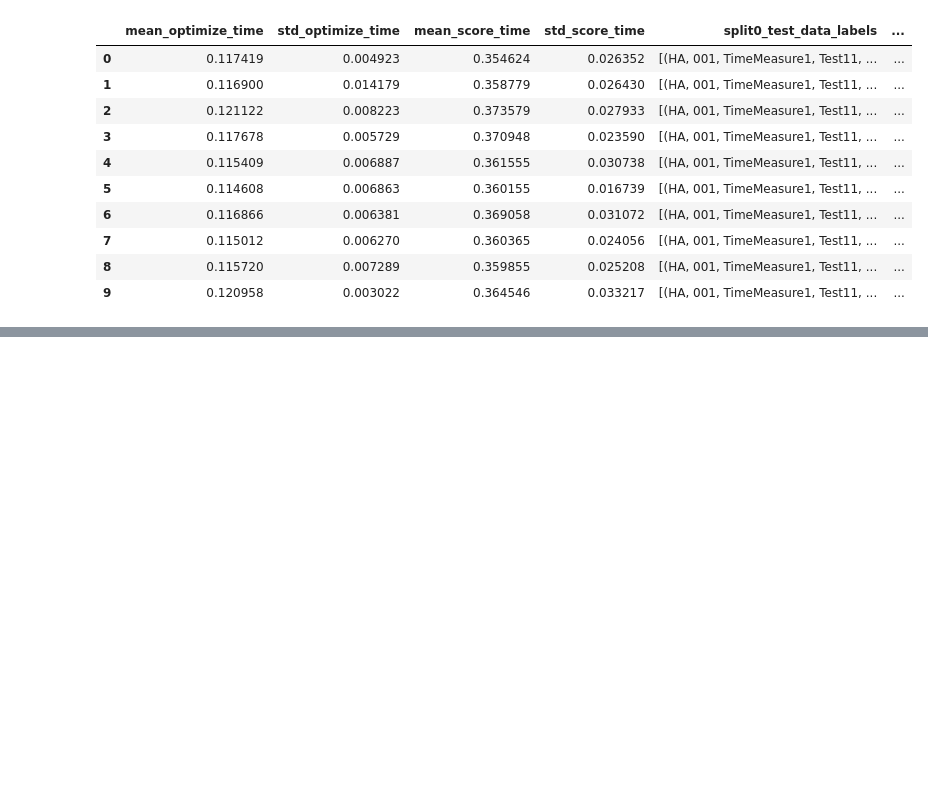
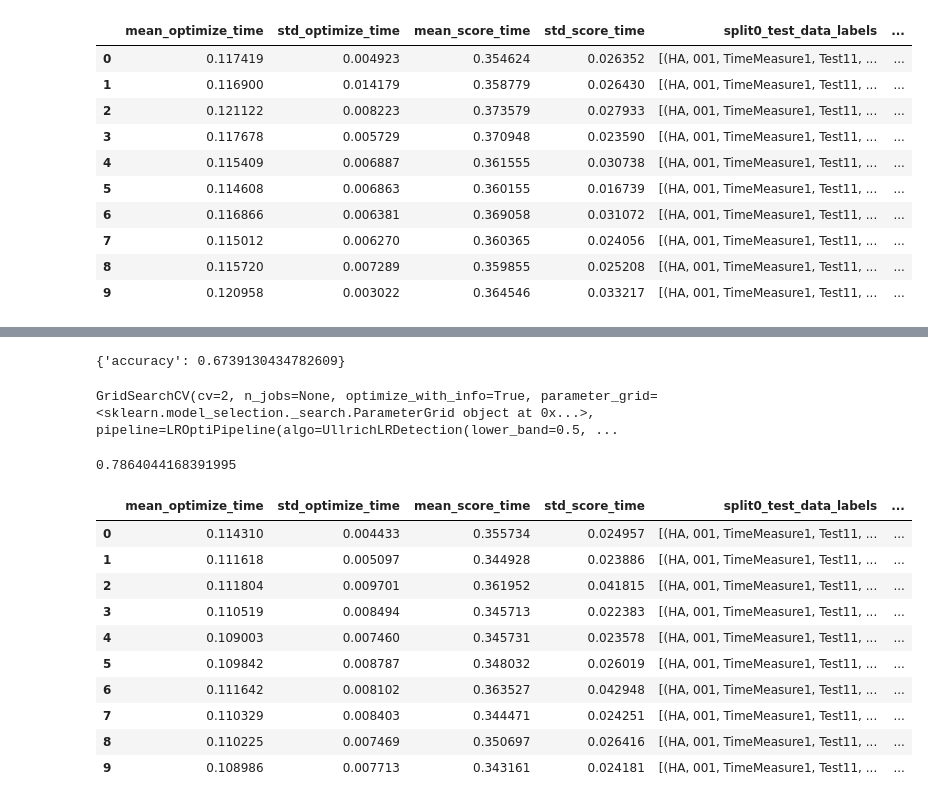
Before and after one commit to mobilise-d/mobgap, a Jupyter notebook: gaitlink/lr_detection/lr_detection_example_notebook_pretrained_params.ipynb, the cells around one changed output, grey strips where cells are left out. Saved outputs shown, nothing was run; the diff lists cells and outputs as text; code cells hidden in the pictures; blank space fills up the shorter version.

Commit message:
Revised docs, fixed scaler, fixed 'detect' call signatures

```diff
--- a/gaitlink/lr_detection/lr_detection_example_notebook_pretrained_params.ipynb
+++ b/gaitlink/lr_detection/lr_detection_example_notebook_pretrained_params.ipynb
@@ -379,0 +478,13 @@ ____
+# %%
+from gaitlink.lr_detection._utils import extract_ref_data
+from gaitlink.data import LabExampleDataset
+from sklearn import svm
+from sklearn.model_selection import ParameterGrid
+from sklearn.metrics import accuracy_score, f1_score
+from gaitlink.lr_detection import UllrichLRDetection
+
+
+from gaitlink.lr_detection._lr_optimizer import LROptiPipeline, UllrichLROptimizer
+
+dataset = LabExampleDataset(reference_system="INDIP").get_subset(cohort="HA", test="Test11")
+dataset
@@ -379,0 +496,6 @@ ____
+# %%
+# Define the pipeline:
+algo = UllrichLRDetection(svm.SVC(kernel='linear'))
+
+pipe = LROptiPipeline(algo)
+pipe.self_optimize(dataset)
@@ -379,0 +504,3 @@ ____
+# %%
+pipe.run(dataset[0])
+pipe.ic_lr_
@@ -379,0 +539,35 @@ ____
+# %%
+datapoint = dataset[1]
+scoring(pipe, datapoint)
+# %% [output]
+{'accuracy': 0.6739130434782609}
+# %%
+from sklearn.model_selection import ParameterGrid
+
+para_grid = ParameterGrid({
+    "algo__model__C": [0.5, 0.75, 1, 1.25, 1.5, 2, 5, 7.5, 10, 15]
+})
+
+optimizer = UllrichLROptimizer(pipe, para_grid)
+optimizer.optimize(dataset, scoring_function = scoring)
+# %% [output]
+GridSearchCV(cv=2, n_jobs=None, optimize_with_info=True, parameter_grid=<sklearn.model_selection._search.ParameterGrid object at 0x...>, pipeline=LROptiPipeline(algo=UllrichLRDetection(lower_band=0.5, ...
+# %%
+optimizer.optimization_results.best_score_
+# %% [output]
+0.7864044168391995
+# %%
+import pandas as pd
+pd.DataFrame(optimizer.optimization_results.cv_results_)
+# %% [output]
+|  | mean_optimize_time | std_optimize_time | mean_score_time | std_score_time | split0_test_data_labels | ... |
+| 0 | 0.114310 | 0.004433 | 0.355734 | 0.024957 | [(HA, 001, TimeMeasure1, Test11, ... | ... |
+| 1 | 0.111618 | 0.005097 | 0.344928 | 0.023886 | [(HA, 001, TimeMeasure1, Test11, ... | ... |
+| 2 | 0.111804 | 0.009701 | 0.361952 | 0.041815 | [(HA, 001, TimeMeasure1, Test11, ... | ... |
+| 3 | 0.110519 | 0.008494 | 0.345713 | 0.022383 | [(HA, 001, TimeMeasure1, Test11, ... | ... |
+| 4 | 0.109003 | 0.007460 | 0.345731 | 0.023578 | [(HA, 001, TimeMeasure1, Test11, ... | ... |
+| 5 | 0.109842 | 0.008787 | 0.348032 | 0.026019 | [(HA, 001, TimeMeasure1, Test11, ... | ... |
+| 6 | 0.111642 | 0.008102 | 0.363527 | 0.042948 | [(HA, 001, TimeMeasure1, Test11, ... | ... |
+| 7 | 0.110329 | 0.008403 | 0.344471 | 0.024251 | [(HA, 001, TimeMeasure1, Test11, ... | ... |
+| 8 | 0.110225 | 0.007469 | 0.350697 | 0.026416 | [(HA, 001, TimeMeasure1, Test11, ... | ... |
+| 9 | 0.108986 | 0.007713 | 0.343161 | 0.024181 | [(HA, 001, TimeMeasure1, Test11, ... | ... |
```
Also changed, not shown: parts of 18 cells of this notebook, 7 other files.
